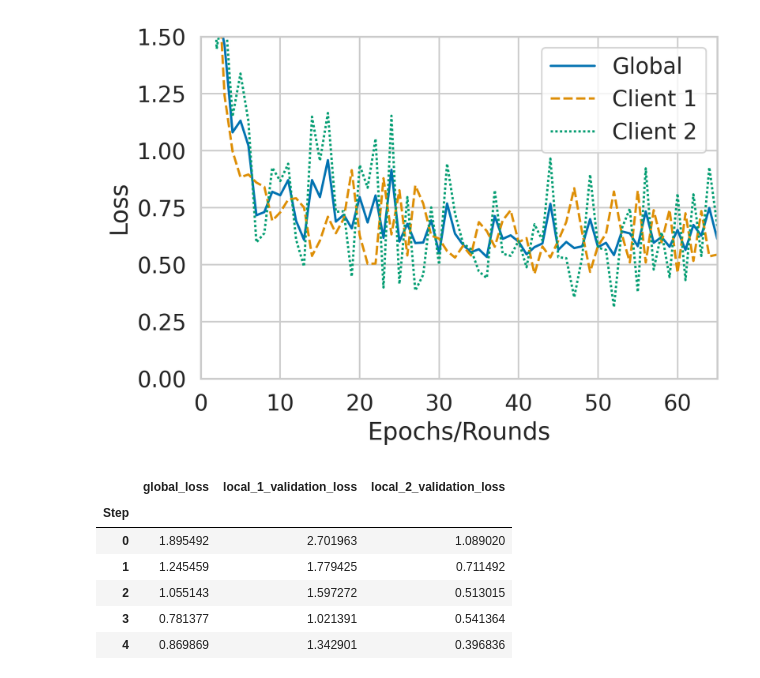
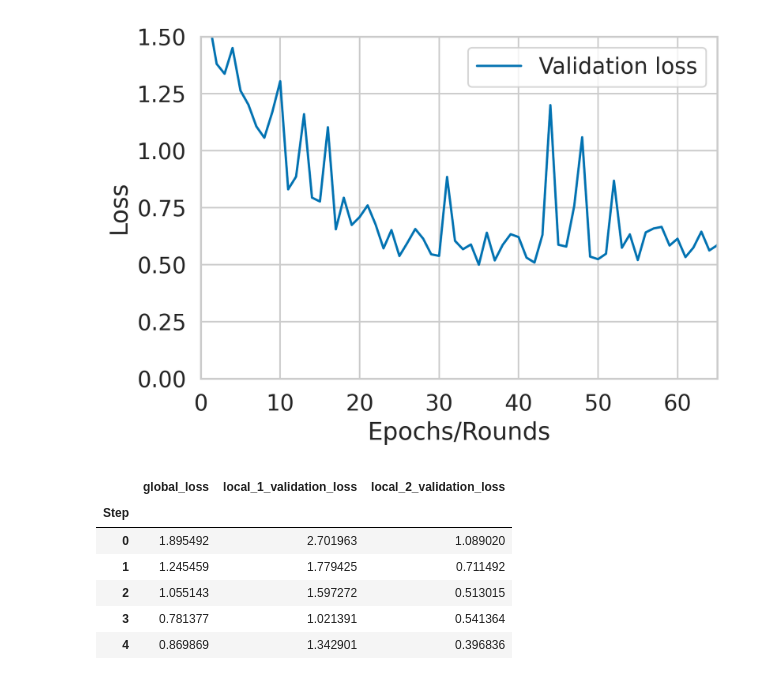
Before and after one commit to irina-rak/DataPipelineHub, a Jupyter notebook: src/plot_generator.ipynb, the cells around one changed output. Saved outputs shown, nothing was run; the diff lists cells and outputs as text; code cells hidden in the pictures.

Commit message:
Project cleaning

```diff
--- a/src/plot_generator.ipynb
+++ b/src/plot_generator.ipynb
@@ -25,8 +25,8 @@ file_paths = {
     # "2": f"../datasets/csv_splits/{num_clients}_clients/unbalanced_all_classes/CXR_covid_train_client_2.csv",
     # "1": f"../datasets/csv_splits/{num_clients}_clients/unbalanced_missing_classes/2co-lo-vp/CXR_covid_train_client_1.csv",
     # "2": f"../datasets/csv_splits/{num_clients}_clients/unbalanced_missing_classes/2co-lo-vp/CXR_covid_train_client_2.csv",
-    "1": f"../datasets/csv_splits/{num_clients}_clients/balanced_missing_classes/two_per_client/train/CXR_covid_train_client_1.csv",
-    "2": f"../datasets/csv_splits/{num_clients}_clients/balanced_missing_classes/two_per_client/train/CXR_covid_train_client_2.csv",
+    "2": f"../datasets/csv_splits/{num_clients}_clients/unbalanced_missing_classes/1co_2lo-vp/train/CXR_covid_train_client_2.csv",
+    "1": f"../datasets/csv_splits/{num_clients}_clients/unbalanced_missing_classes/1co_2lo-vp/train/CXR_covid_train_client_1.csv",
 }
 
 if num_clients >= 4:
@@ -312,7 +328,10 @@ curves_paths = {
     # "2_clients_cxr_balanced_missing_two_per_client_RS": f"../results/curves/non_iid_experiments/2_clients/2_clients_global_cxr_class_ratio_balanced_missing_two_per_client_{curve_type}_mean.csv",
     # "2_clients_cxr_unbalanced_missing_2co-vp_RS_new": f"../results/curves/non_iid_experiments/2_clients/2_clients_cxr_unbalanced_missing_2co-vp_RS_new_{curve_type}.csv",
     # "2_clients_cxr_unbalanced_missing_2co-vp_loss": f"../results/curves/non_iid_experiments/2_clients/2_clients_cxr_unbalanced_missing_2co-vp_{curve_type}.csv",
-    "2_clients_cxr_unbalanced_missing_two_per_client_loss": f"../results/curves/non_iid_experiments/2_clients/2_clients_cxr_unbalanced_missing_two_per_client_{curve_type}.csv",
+    # "2_clients_cxr_unbalanced_missing_two_per_client_loss": f"../results/curves/non_iid_experiments/2_clients/2_clients_cxr_unbalanced_missing_two_per_client_{curve_type}.csv",
+    # "4_clients_cxr_unbalanced_missing_ocpc_RS_loss": f"../results/curves/non_iid_experiments/4_clients/4_clients_cxr_unbalanced_missing_ocpc_RS_{curve_type}.csv",
+    "centralized_1all_ocpc_cl1_loss": f"../results/curves/non_iid_experiments/centralized_1all_ocpc_cl1_{curve_type}_clean.csv",
+
     # "monitoring_test": f"../results/curves/non_iid_experiments/monitoring_test_balanced_{curve_type}.csv",
     # "4_clients_cxr_unbalanced_missing_ocpc_loss": f"../results/curves/non_iid_experiments/4_clients/4_clients_cxr_unbalanced_missing_ocpc_{curve_type}.csv",
     # "4_clients_cxr_unbalanced_missing_ocpc_RS_loss": f"../results/curves/non_iid_experiments/4_clients/4_clients_cxr_unbalanced_missing_ocpc_RS_{curve_type}.csv",
@@ -355,11 +374,14 @@ legends = {
     # "8_clients_global_cxr_balanced_all_classes": "FL - 8 clients (balanced)",
     # "8_clients_global_cxr_class_ratio_unbalanced_all_classes": "FL - 8 clients (unbalanced)"
 
-    # Non-IID experiments
-    "global_loss": "Global",
-    # "Averaged loss": "Average",
-    "local_1_validation_loss": "Client 1",
-    "local_2_validation_loss": "Client 2",
+    # # Non-IID experiments
+    # "global_loss": "Global",
+    # # "Averaged loss": "Average",
+    # "local_1_validation_loss": "Client 1",
+    # "local_2_validation_loss": "Client 2",
+    # "local_3_validation_loss": "Client 3",
+    # "local_4_validation_loss": "Client 4",
+    "val_loss": "Validation loss",
 }
 
 # Uncomment the following 2 lines when using CXR curves
@@ -407,7 +429,7 @@ _curves
 # %%
-fig, ax = plot_evolution_curves(_curves, xy_labels={"x": "Epochs/Rounds", "y": "Loss"}, legends=legends, plot_size=(6, 4), fontsize=10)
+fig, ax = plot_evolution_curves(curves, xy_labels={"x": "Epochs/Rounds", "y": "Loss"}, legends=legends, plot_size=(6, 4), fontsize=10)
 # %% [output]
-[figure, old version]
+[figure, new version]
 # %%
 # Save the figure to SVG
 # fig.savefig(f"../results/curves/paper/8_clients/8_clients_loss_comparison.svg", format="svg", bbox_inches="tight")
```
Also changed, not shown: parts of 6 cells of this notebook, 19 other files.
